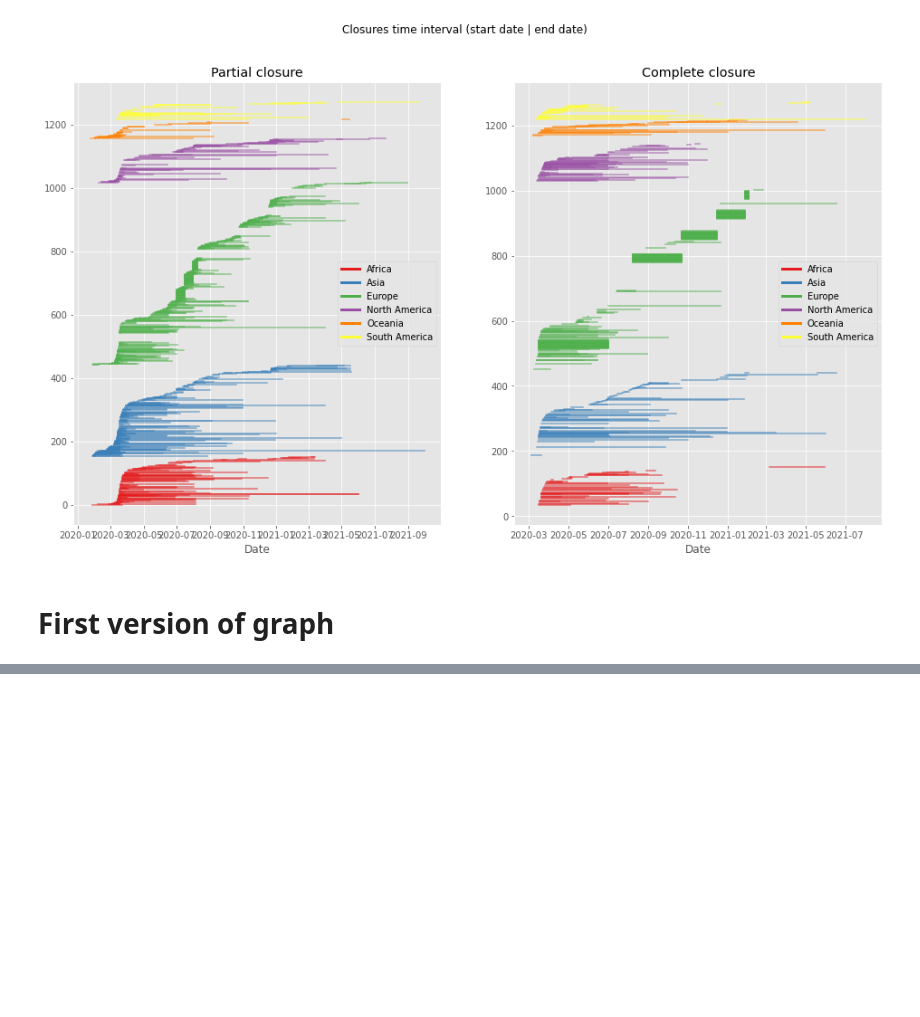
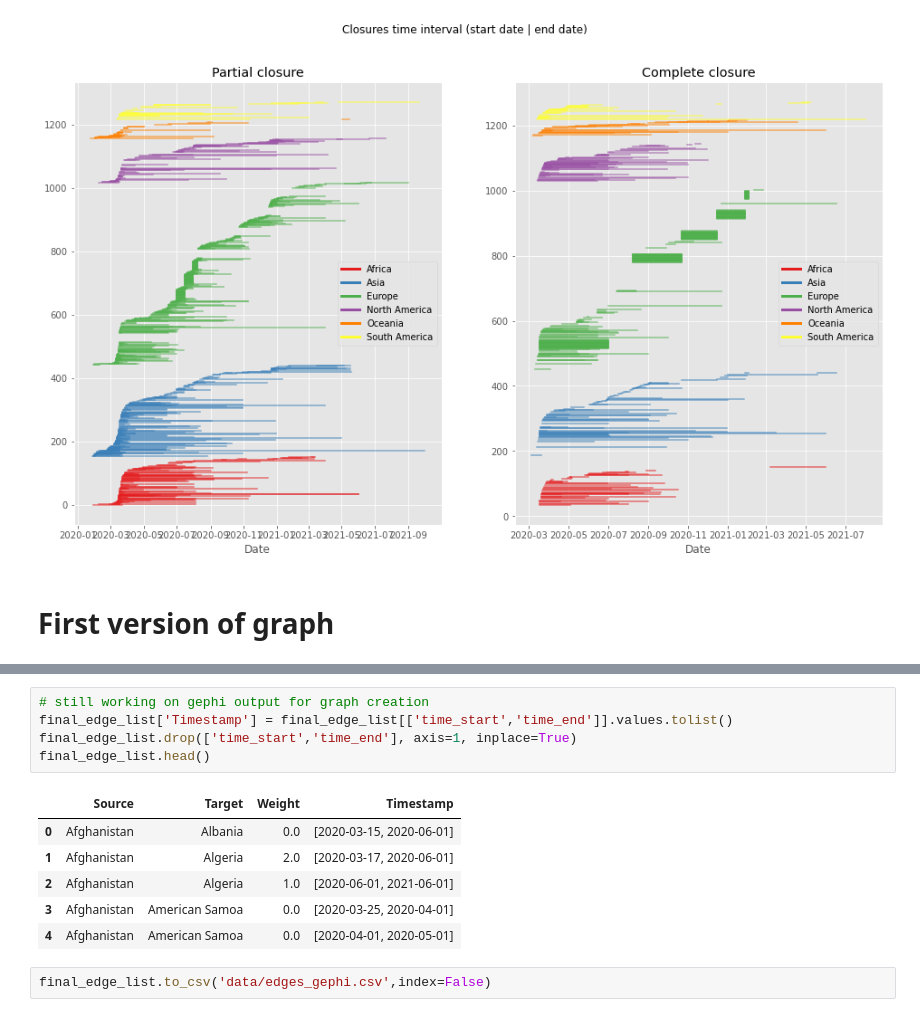
Before and after one commit to GiovaniValdrighi/covid-travels-network, a Jupyter notebook: preprocessing.ipynb, the cells around one changed output, grey strips where cells are left out. Drawn from its saved outputs; the diff is of its cells as text; blank space fills up the shorter version.

```diff
--- a/preprocessing.ipynb
+++ b/preprocessing.ipynb
@@ -327,0 +333,14 @@ pp.visualisation.export_html(temp_net, filename='data/temp_net_1.html', **style)
+# %%
+# still working on gephi output for graph creation
+final_edge_list['Timestamp'] = final_edge_list[['time_start','time_end']].values.tolist()
+final_edge_list.drop(['time_start','time_end'], axis=1, inplace=True)
+final_edge_list.head()
+# %% [output]
+|  | Source | Target | Weight | Timestamp |
+| 0 | Afghanistan | Albania | 0.0 | [2020-03-15, 2020-06-01] |
+| 1 | Afghanistan | Algeria | 2.0 | [2020-03-17, 2020-06-01] |
+| 2 | Afghanistan | Algeria | 1.0 | [2020-06-01, 2021-06-01] |
+| 3 | Afghanistan | American Samoa | 0.0 | [2020-03-25, 2020-04-01] |
+| 4 | Afghanistan | American Samoa | 0.0 | [2020-04-01, 2020-05-01] |
+# %%
+final_edge_list.to_csv('data/edges_gephi.csv',index=False)
```
Also changed, not shown: parts of 19 cells of this notebook.
